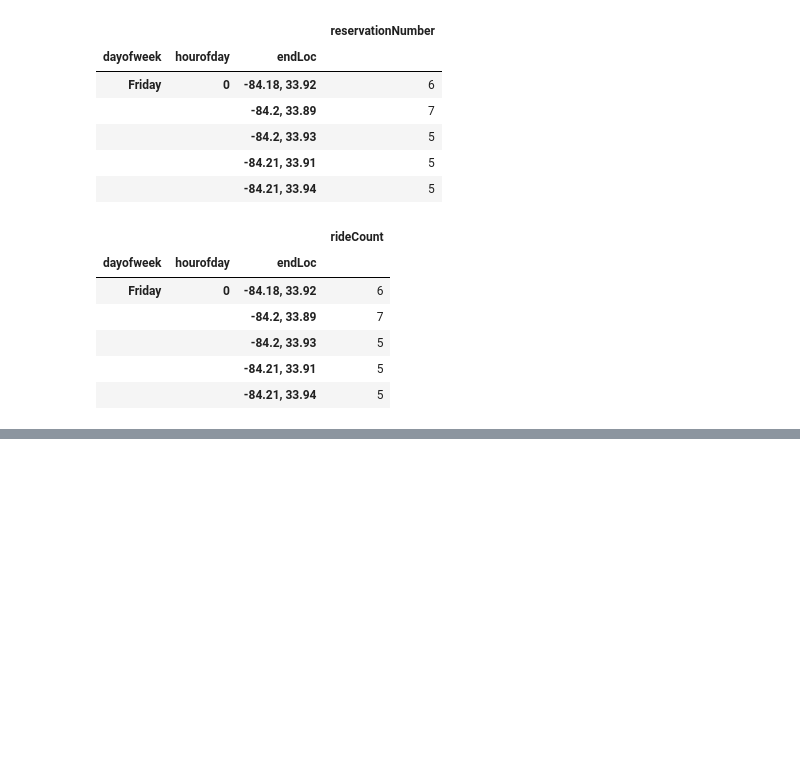
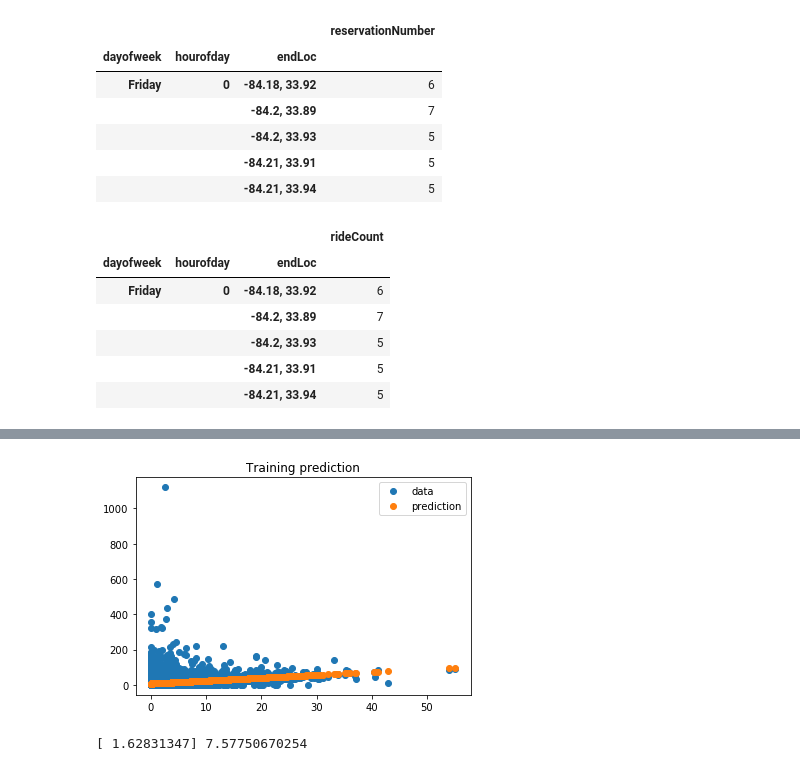
Before and after one commit to jingruli11/capstone, a Jupyter notebook: Clustering_new.ipynb, the cells around one changed output, grey strips where cells are left out. Cells and saved outputs as stored; diff of their text form; code cells hidden in the pictures; blank space fills up the shorter version.

```diff
--- a/Clustering_new.ipynb
+++ b/Clustering_new.ipynb
@@ -223,0 +279,3 @@ df_cluster.to_csv('overall_cluster.csv', sep = ',', index = False)
+# %%
+df = df.merge(df_dis, how = 'left', on = 'id')
+df.head()
@@ -223,0 +289,3 @@ df_cluster.to_csv('overall_cluster.csv', sep = ',', index = False)
+# %%
+df['rideDuration'] = df['rideDuration'].apply(lambda x: float(x.seconds / 60))
+df.head()
@@ -223,0 +299,29 @@ df_cluster.to_csv('overall_cluster.csv', sep = ',', index = False)
+# %%
+# build regression model
+from sklearn.linear_model import LinearRegression
+import matplotlib.pyplot as plt
+regressor = LinearRegression()
+df.dropna(inplace= True)
+df = df[df['distance'] < 500]
+y_train = df['rideDuration']
+x_train = df['distance']
+# %%
+x_train = x_train[:,np.newaxis]
+# %%
+regressor.fit(x_train, y_train)
+
+# predict using training dataset and plot
+
+y_pred = regressor.predict(x_train)
+plt.clf()
+plt.plot(x_train,y_train,'o',label = 'data')
+plt.plot(x_train, y_pred,'o', label = 'prediction')
+plt.legend(loc = 'best')
+plt.title('Training prediction')
+plt.show()
+# %% [output]
+[figure, added]
+# %%
+print regressor.coef_, regressor.intercept_
+# %% [output]
+[ 1.62831347] 7.57750670254
```
Also changed, not shown: parts of 19 cells of this notebook, 6 other files.
